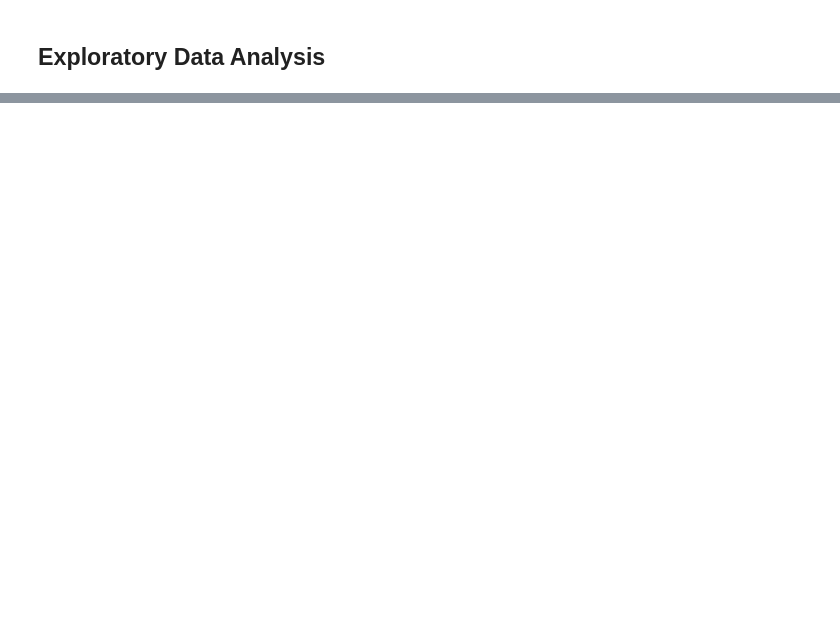
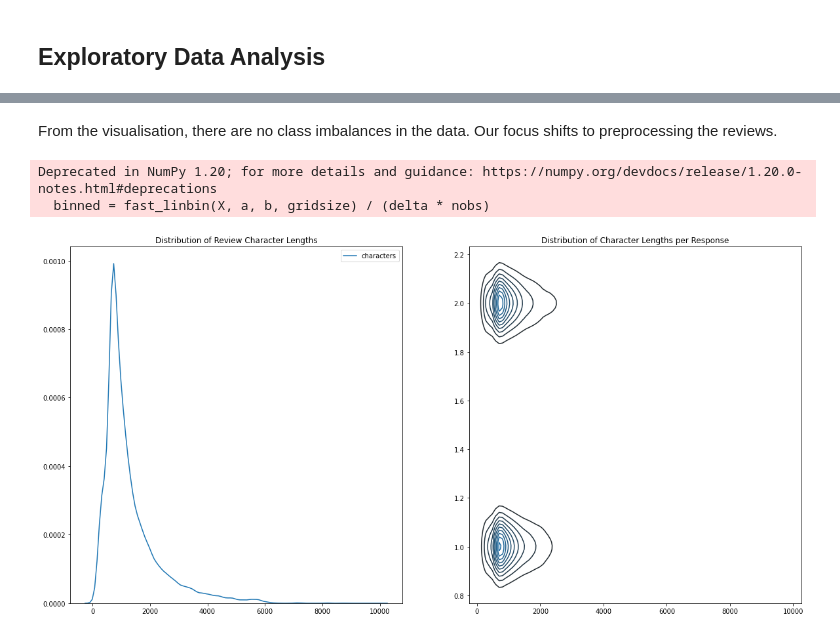
Before and after one commit to cyrilmichino/IMDB-sentiment-classifier, a Jupyter notebook: notebook.ipynb, the cells around one changed output, grey strips where cells are left out. Saved outputs shown, nothing was run; the diff lists cells and outputs as text; code cells hidden in the pictures; blank space fills up the shorter version.

```diff
--- a/notebook.ipynb
+++ b/notebook.ipynb
@@ -24,0 +61,22 @@ df.head()
+# %% [markdown]
+From the visualisation, there are no class imbalances in the data. Our focus shifts to preprocessing the reviews.
+# %%
+plt.figure(figsize=(20,10))
+df['characters'] = df.review.str.len() #Create a column to show the length of the reviews in characters
+df
+
+#Explore the distribution of character lengths
+plt.subplot(1,2,1)
+sns.kdeplot(df.characters)
+plt.title('Distribution of Review Character Lengths')
+
+#Explore the relationship between character lengths and review sentiment
+plt.subplot(1,2,2)
+sns.kdeplot(df[['characters', 'response_str']])
+plt.title('Distribution of Character Lengths per Response')
+
+plt.show()
+# %% [output]
+Deprecated in NumPy 1.20; for more details and guidance: https://numpy.org/devdocs/release/1.20.0-notes.html#deprecations
+  binned = fast_linbin(X, a, b, gridsize) / (delta * nobs)
+[figure, added]
```
Also changed, not shown: parts of 8 cells of this notebook.
